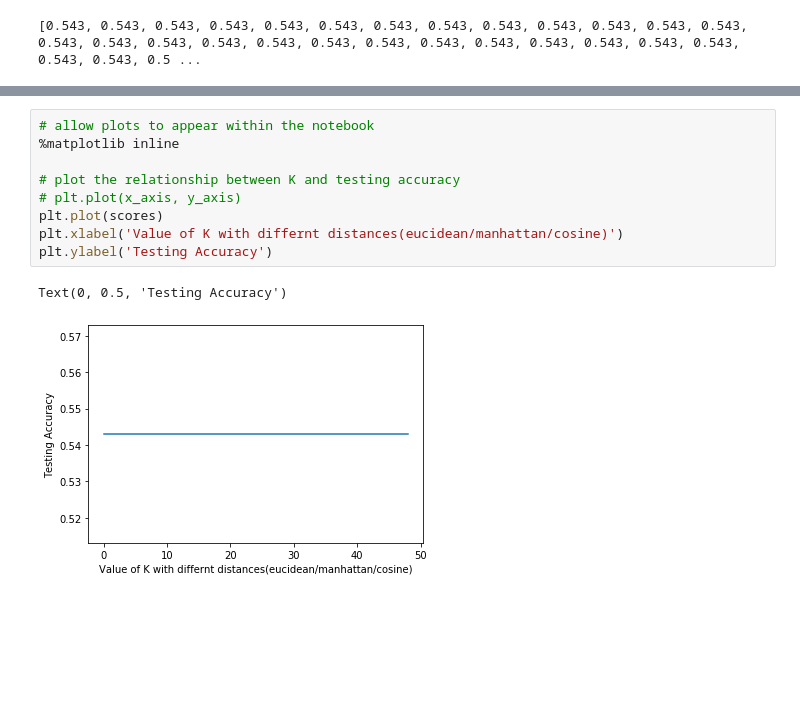
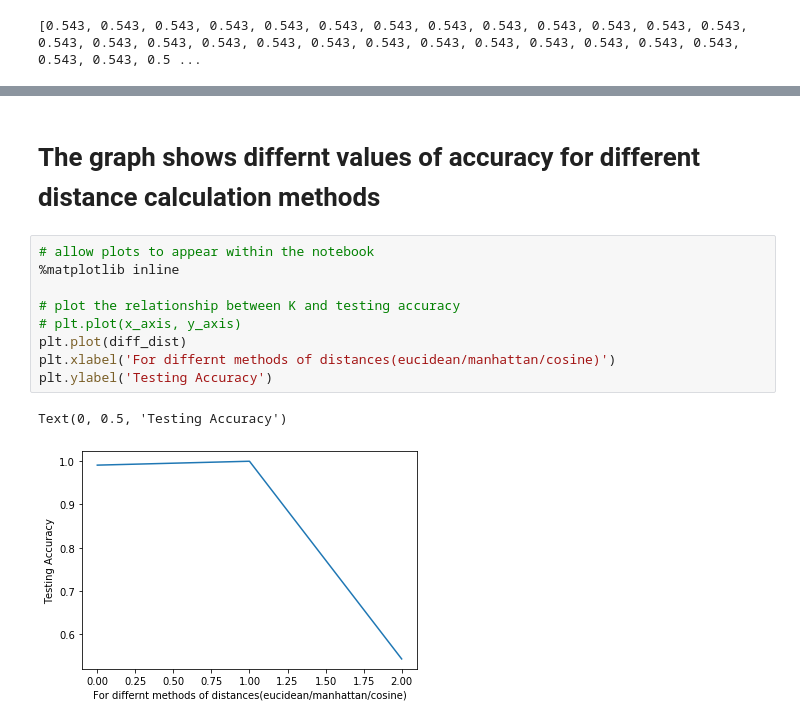
Before and after one commit to AshishKempwad/KNN-for-categorical-data-which-invovles-handling-mismatch-in-number-of-columns-in-train-test-data, a Jupyter notebook: K.ipynb, the cells around one changed output, grey strips where cells are left out. Saved outputs shown, nothing was run; the diff lists cells and outputs as text; blank space fills up the shorter version.

```diff
--- a/K.ipynb
+++ b/K.ipynb
@@ -446,12 +434,14 @@ print(diff_dist)
+# %% [markdown]
+# The graph shows differnt values of accuracy for different distance calculation methods
 # %%
 # allow plots to appear within the notebook
 %matplotlib inline
 
 # plot the relationship between K and testing accuracy
 # plt.plot(x_axis, y_axis)
-plt.plot(scores)
-plt.xlabel('Value of K with differnt distances(eucidean/manhattan/cosine)')
+plt.plot(diff_dist)
+plt.xlabel('For differnt methods of distances(eucidean/manhattan/cosine)')
 plt.ylabel('Testing Accuracy')
 # %% [output]
 Text(0, 0.5, 'Testing Accuracy')
-[figure, old version]
+[figure, new version]
```
Also changed, not shown: parts of 5 cells of this notebook.
